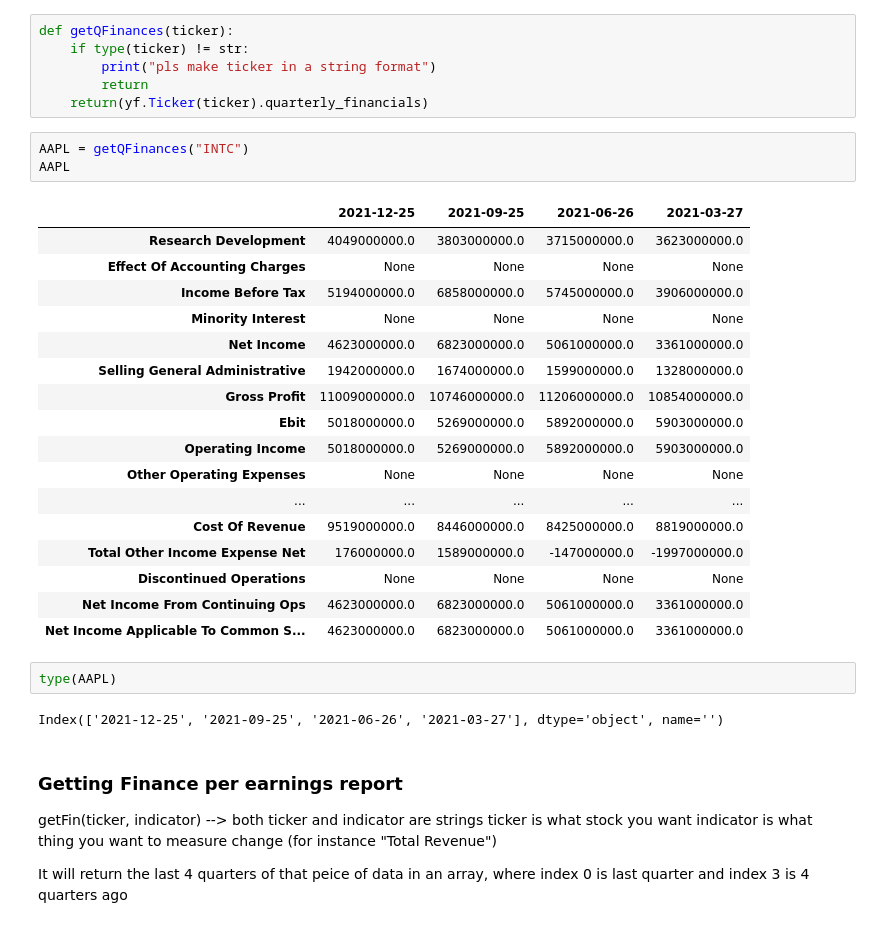
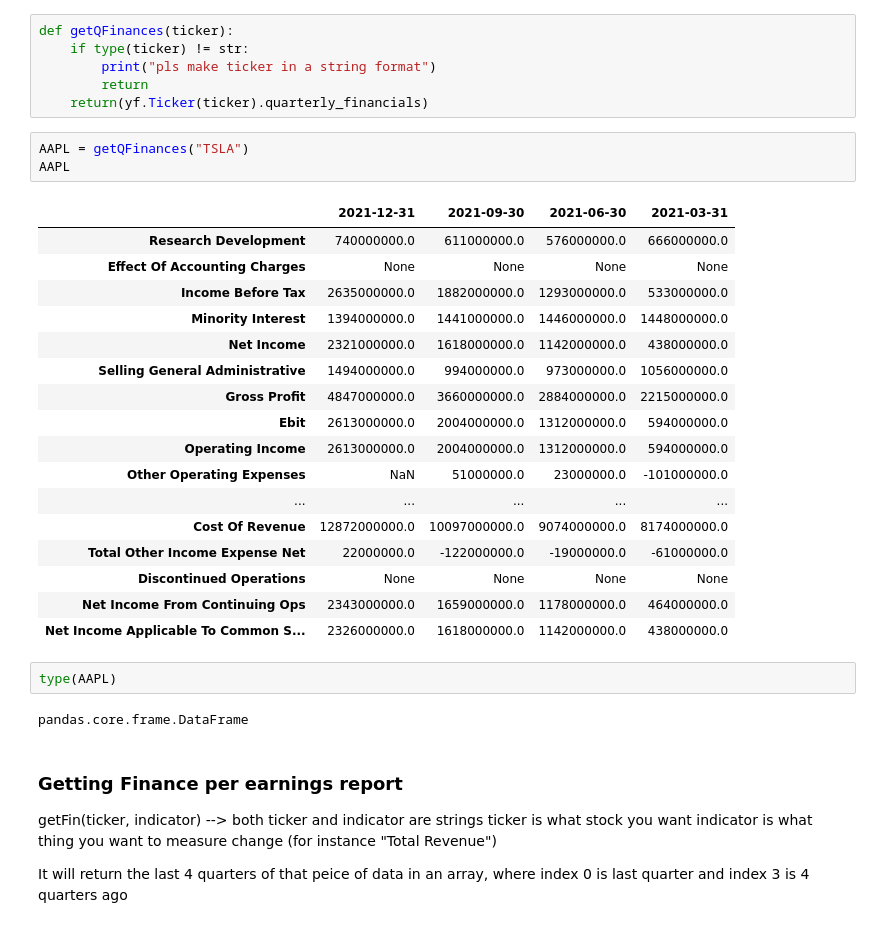
Before and after one commit to jdanninger/Association-Between-Quarterly-Earnings-and-Short-Term-Share-Price-, a Jupyter notebook: Data Collection -- testing.ipynb, the cells around one changed output. Drawn from its saved outputs; the diff is of its cells as text.

Commit message:
DONE WITH DATA COLLECTION

```diff
--- a/Data Collection -- testing.ipynb
+++ b/Data Collection -- testing.ipynb
@@ -44,30 +42,30 @@ def getQFinances(ticker):
         return
     return(yf.Ticker(ticker).quarterly_financials)
 # %%
-AAPL = getQFinances("INTC")
+AAPL = getQFinances("TSLA")
 AAPL
 # %% [output]
-|  | 2021-12-25 | 2021-09-25 | 2021-06-26 | 2021-03-27 |
-| Research Development | 4049000000.0 | 3803000000.0 | 3715000000.0 | 3623000000.0 |
+|  | 2021-12-31 | 2021-09-30 | 2021-06-30 | 2021-03-31 |
+| Research Development | 740000000.0 | 611000000.0 | 576000000.0 | 666000000.0 |
 | Effect Of Accounting Charges | None | None | None | None |
-| Income Before Tax | 5194000000.0 | 6858000000.0 | 5745000000.0 | 3906000000.0 |
-| Minority Interest | None | None | None | None |
-| Net Income | 4623000000.0 | 6823000000.0 | 5061000000.0 | 3361000000.0 |
-| Selling General Administrative | 1942000000.0 | 1674000000.0 | 1599000000.0 | 1328000000.0 |
-| Gross Profit | 11009000000.0 | 10746000000.0 | 11206000000.0 | 10854000000.0 |
-| Ebit | 5018000000.0 | 5269000000.0 | 5892000000.0 | 5903000000.0 |
-| Operating Income | 5018000000.0 | 5269000000.0 | 5892000000.0 | 5903000000.0 |
-| Other Operating Expenses | None | None | None | None |
+| Income Before Tax | 2635000000.0 | 1882000000.0 | 1293000000.0 | 533000000.0 |
+| Minority Interest | 1394000000.0 | 1441000000.0 | 1446000000.0 | 1448000000.0 |
+| Net Income | 2321000000.0 | 1618000000.0 | 1142000000.0 | 438000000.0 |
+| Selling General Administrative | 1494000000.0 | 994000000.0 | 973000000.0 | 1056000000.0 |
+| Gross Profit | 4847000000.0 | 3660000000.0 | 2884000000.0 | 2215000000.0 |
+| Ebit | 2613000000.0 | 2004000000.0 | 1312000000.0 | 594000000.0 |
+| Operating Income | 2613000000.0 | 2004000000.0 | 1312000000.0 | 594000000.0 |
+| Other Operating Expenses | NaN | 51000000.0 | 23000000.0 | -101000000.0 |
 | ... | ... | ... | ... | ... |
-| Cost Of Revenue | 9519000000.0 | 8446000000.0 | 8425000000.0 | 8819000000.0 |
-| Total Other Income Expense Net | 176000000.0 | 1589000000.0 | -147000000.0 | -1997000000.0 |
+| Cost Of Revenue | 12872000000.0 | 10097000000.0 | 9074000000.0 | 8174000000.0 |
+| Total Other Income Expense Net | 22000000.0 | -122000000.0 | -19000000.0 | -61000000.0 |
 | Discontinued Operations | None | None | None | None |
-| Net Income From Continuing Ops | 4623000000.0 | 6823000000.0 | 5061000000.0 | 3361000000.0 |
-| Net Income Applicable To Common S... | 4623000000.0 | 6823000000.0 | 5061000000.0 | 3361000000.0 |
+| Net Income From Continuing Ops | 2343000000.0 | 1659000000.0 | 1178000000.0 | 464000000.0 |
+| Net Income Applicable To Common S... | 2326000000.0 | 1618000000.0 | 1142000000.0 | 438000000.0 |
 # %%
 type(AAPL)
 # %% [output]
-Index(['2021-12-25', '2021-09-25', '2021-06-26', '2021-03-27'], dtype='object', name='')
+pandas.core.frame.DataFrame
 # %% [markdown]
 ### Getting Finance per earnings report
 
```
Also changed, not shown: parts of 10 cells of this notebook, 4 other files.
